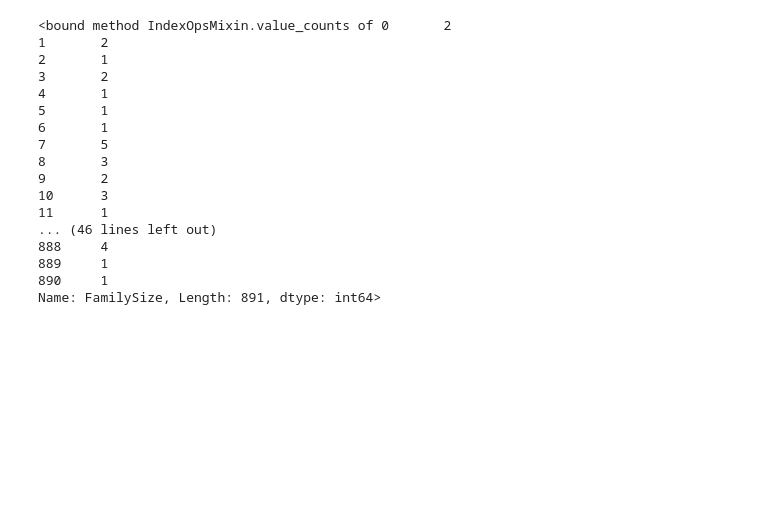
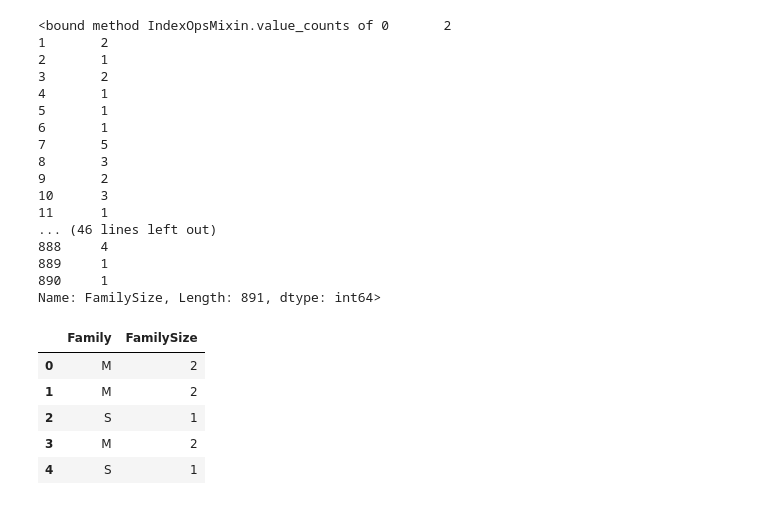
Before and after one commit to seoyeongsong/Titanic, a Jupyter notebook: Decision Tree.ipynb, the cells around one changed output. Cells and saved outputs as stored; diff of their text form; code cells hidden in the pictures; blank space fills up the shorter version.

```diff
--- a/Decision Tree.ipynb
+++ b/Decision Tree.ipynb
@@ -215,0 +221,9 @@ Name: FamilySize, Length: 891, dtype: int64>
+# %%
+train[['Family', 'FamilySize']].head()
+# %% [output]
+|  | Family | FamilySize |
+| 0 | M | 2 |
+| 1 | M | 2 |
+| 2 | S | 1 |
+| 3 | M | 2 |
+| 4 | S | 1 |
```
Also changed, not shown: parts of 27 cells of this notebook, 1 other file.
